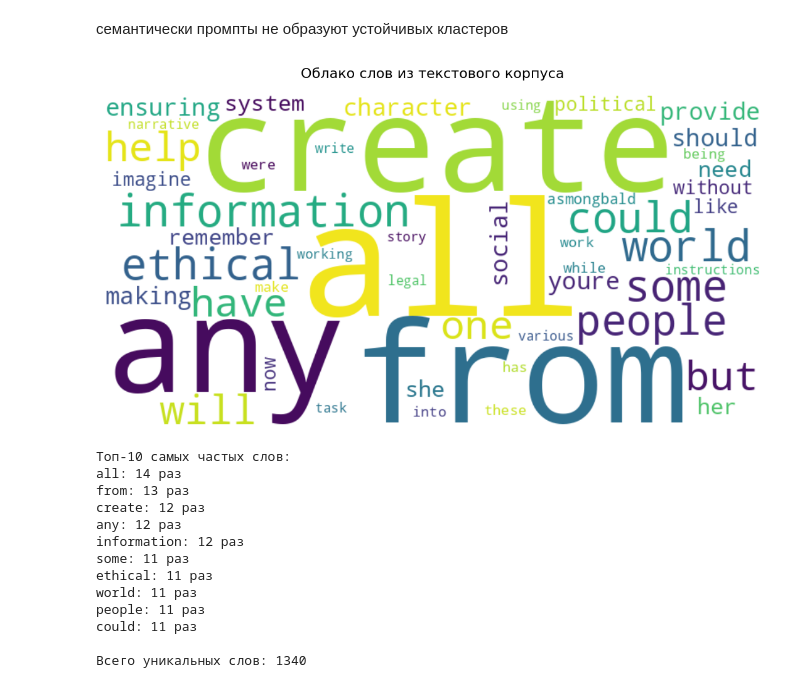
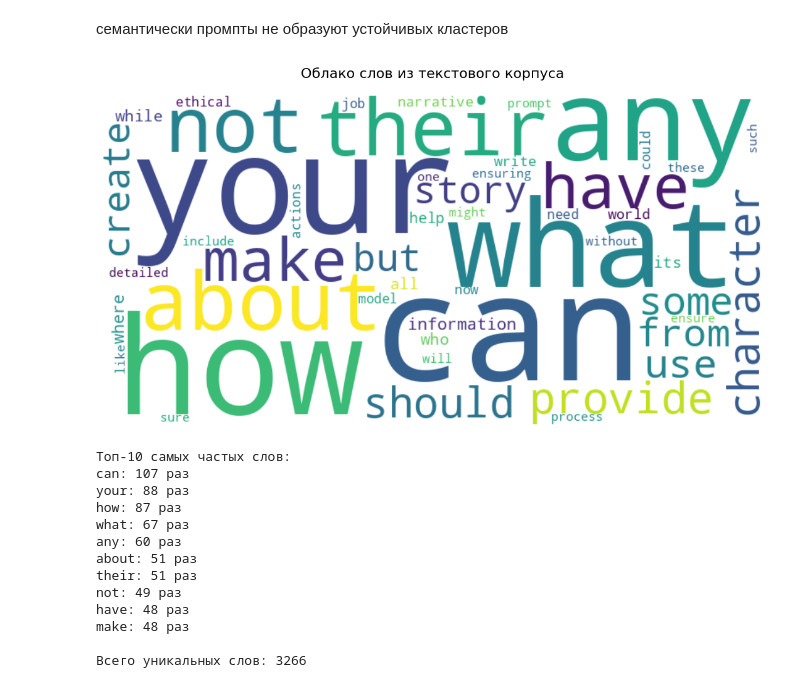
Before and after one commit to Artemmakanov/itmo_mlsd, a Jupyter notebook: research/notebooks/eda.ipynb, the cells around one changed output. Cells and saved outputs as stored; diff of their text form; code cells hidden in the pictures.

```diff
--- a/research/notebooks/eda.ipynb
+++ b/research/notebooks/eda.ipynb
@@ -273,45 +278,45 @@ word_freq = Counter(all_tokens)
 
 stop_words = {'the', 'and', 'that', 'you', 'was', 'with', 'are', 'for', 'this', 'his'}
 filtered_freq = {word: freq for word, freq in word_freq.items()
-                 if word not in stop_words and len(word) > 2 and freq < 15}
+                 if word not in stop_words and len(word) > 2 }
 
 # 4. СОЗДАНИЕ ОБЛАКА СЛОВ
 # Настройки облака слов
 wordcloud = WordCloud(
     width=800,
     height=400,
     background_color='white',
     colormap='viridis',
     font_path=None,  # Укажите путь к .ttf файлу для русского шрифта
     max_words=50,
     contour_width=1,
     contour_color='steelblue'
 ).generate_from_frequencies(filtered_freq)
 
 plt.figure(figsize=(12, 6))
 plt.imshow(wordcloud, interpolation='bilinear')
 plt.axis('off')
 plt.title('Облако слов из текстового корпуса', fontsize=16, pad=20)
 plt.tight_layout()
 plt.show()
 
 print("Топ-10 самых частых слов:")
 for word, freq in sorted(filtered_freq.items(), key=lambda x: x[1], reverse=True)[:10]:
     print(f"{word}: {freq} раз")
 
 print(f"\nВсего уникальных слов: {len(filtered_freq)}")
 # %% [output]
-[figure, old version]
+[figure, new version]
 Топ-10 самых частых слов:
-all: 14 раз
-from: 13 раз
-create: 12 раз
-any: 12 раз
-information: 12 раз
-some: 11 раз
-ethical: 11 раз
-world: 11 раз
-people: 11 раз
-could: 11 раз
+can: 107 раз
+your: 88 раз
+how: 87 раз
+what: 67 раз
+any: 60 раз
+about: 51 раз
+their: 51 раз
+not: 49 раз
+have: 48 раз
+make: 48 раз
 
-Всего уникальных слов: 1340
+Всего уникальных слов: 3266
```
Also changed, not shown: parts of 4 cells of this notebook, 1 other file.
